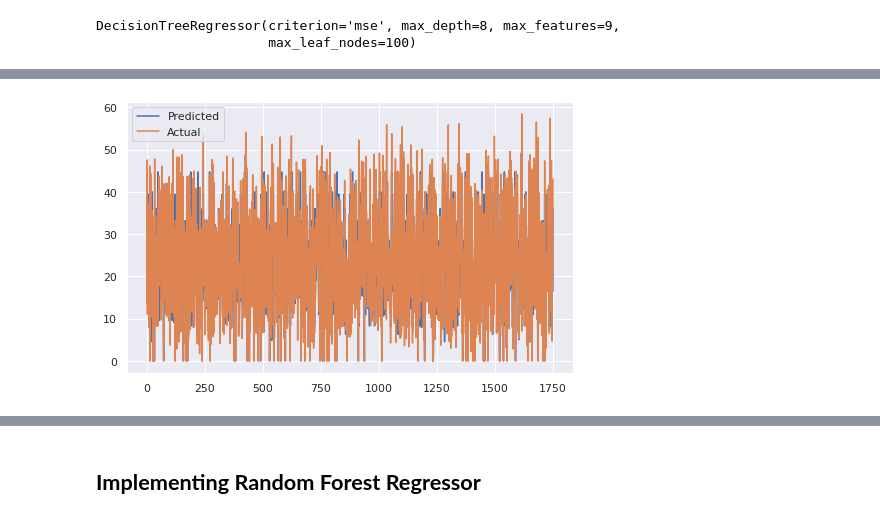
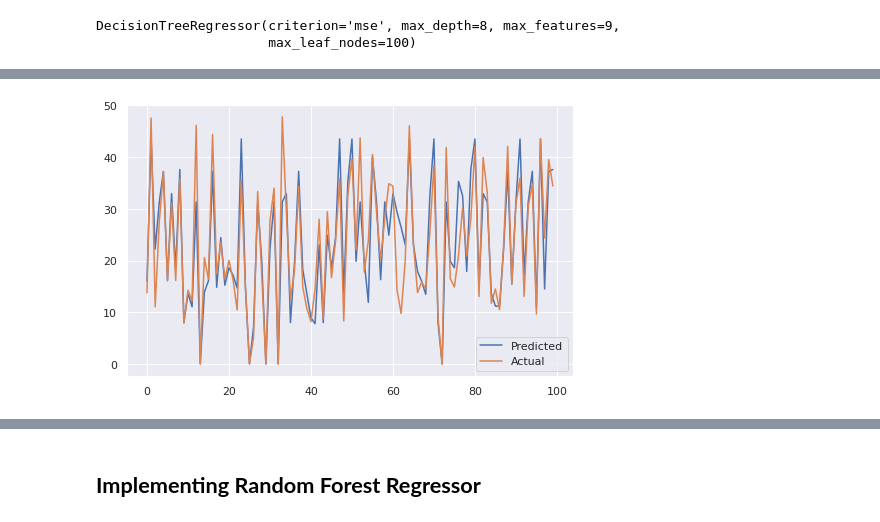
Before and after one commit to Jaypardeshii/Bike-Sharing-Demand-Prediction, a Jupyter notebook: Bike_Sharing_Demand_Prediction_Capstone_Project.ipynb, the cells around one changed output, grey strips where cells are left out. Cells and saved outputs as stored; diff of their text form; code cells hidden in the pictures.

```diff
--- a/Bike_Sharing_Demand_Prediction_Capstone_Project.ipynb
+++ b/Bike_Sharing_Demand_Prediction_Capstone_Project.ipynb
@@ -1349,12 +1349,12 @@ Adjusted R2 : 0.8001382405447734
 # %%
 #pred vs actual for decision tree
 plt.figure(figsize=(8,5))
-plt.plot((np.array(y_pred_test_dt)))
-plt.plot(np.array((y_test)))
+plt.plot((np.array(y_pred_test_dt)[:100]))
+plt.plot(np.array((y_test)[:100]))
 plt.legend(["Predicted","Actual"])
 plt.show()
 # %% [output]
-[figure, old version]
+[figure, new version]
 # %%
 # Heteroscedasticity
 plt.scatter((y_pred_test_dt),(y_test)-(y_pred_test_dt))
```
Also changed, not shown: parts of 33 cells of this notebook.
